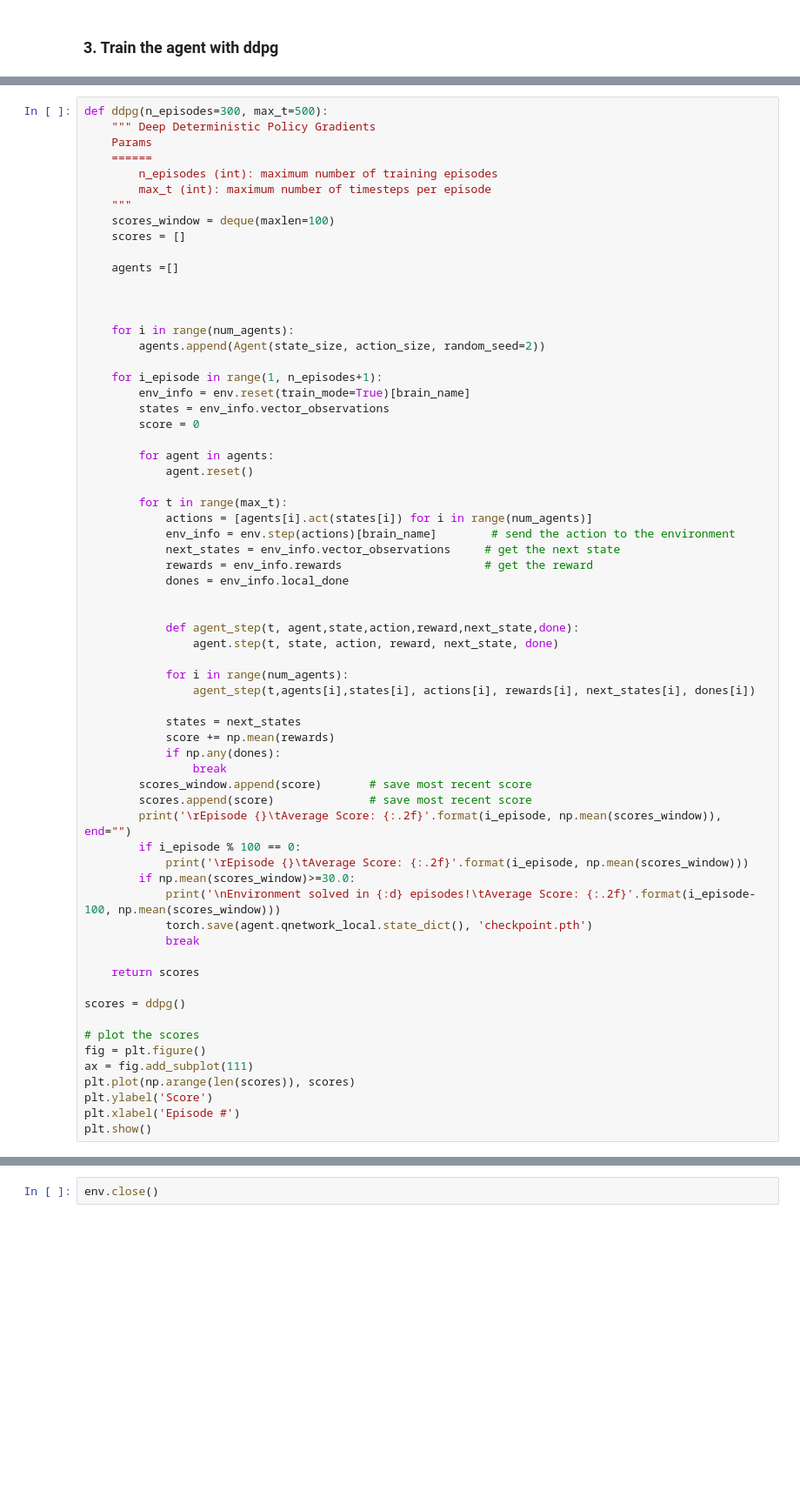
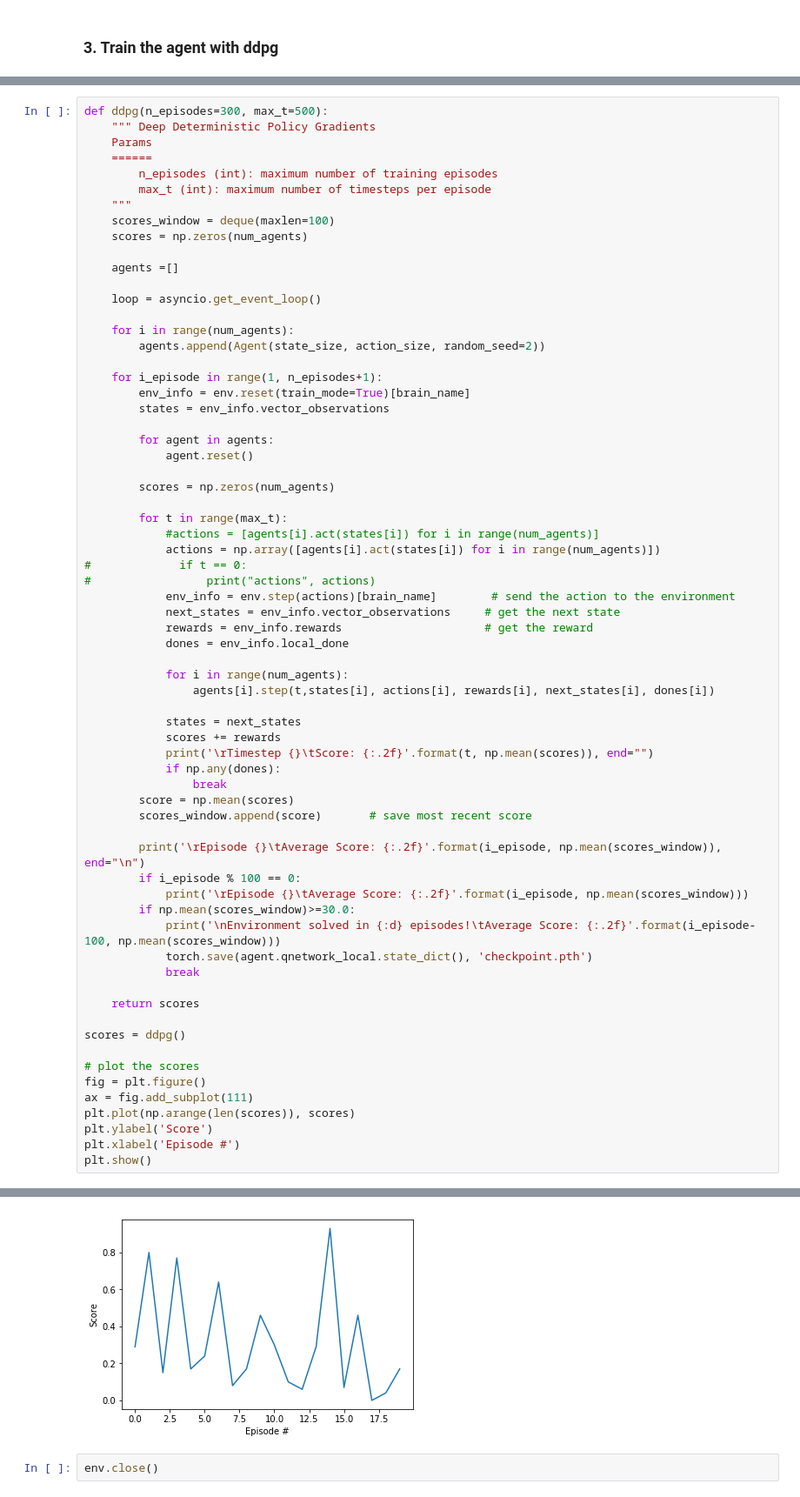
Before and after one commit to hortovanyi/DRLND-Continuous-Control, a Jupyter notebook: DDPG_Continuous_Control.ipynb, the cells around one changed output, grey strips where cells are left out. Shown at 87% size. Drawn from its saved outputs; the diff is of its cells as text; blank space fills up the shorter version.

```diff
--- a/DDPG_Continuous_Control.ipynb
+++ b/DDPG_Continuous_Control.ipynb
@@ -108,11 +114,11 @@ def ddpg(n_episodes=300, max_t=500):
         max_t (int): maximum number of timesteps per episode
     """
     scores_window = deque(maxlen=100)
-    scores = []
+    scores = np.zeros(num_agents)
 
     agents =[]
 
-
+    loop = asyncio.get_event_loop()
 
     for i in range(num_agents):
         agents.append(Agent(state_size, action_size, random_seed=2))
@@ -120,32 +126,34 @@ def ddpg(n_episodes=300, max_t=500):
     for i_episode in range(1, n_episodes+1):
         env_info = env.reset(train_mode=True)[brain_name]
         states = env_info.vector_observations
-        score = 0
 
         for agent in agents:
             agent.reset()
 
+        scores = np.zeros(num_agents)
+
         for t in range(max_t):
-            actions = [agents[i].act(states[i]) for i in range(num_agents)]
+            #actions = [agents[i].act(states[i]) for i in range(num_agents)]
+            actions = np.array([agents[i].act(states[i]) for i in range(num_agents)])
+#             if t == 0:
+#                 print("actions", actions)
             env_info = env.step(actions)[brain_name]        # send the action to the environment
             next_states = env_info.vector_observations     # get the next state
             rewards = env_info.rewards                     # get the reward
             dones = env_info.local_done
 
-
-            def agent_step(t, agent,state,action,reward,next_state,done):
-                agent.step(t, state, action, reward, next_state, done)
-
             for i in range(num_agents):
-                agent_step(t,agents[i],states[i], actions[i], rewards[i], next_states[i], dones[i])
+                agents[i].step(t,states[i], actions[i], rewards[i], next_states[i], dones[i])
 
             states = next_states
-            score += np.mean(rewards)
+            scores += rewards
+            print('\rTimestep {}\tScore: {:.2f}'.format(t, np.mean(scores)), end="")
             if np.any(dones):
                 break
+        score = np.mean(scores)
         scores_window.append(score)       # save most recent score
-        scores.append(score)              # save most recent score
-        print('\rEpisode {}\tAverage Score: {:.2f}'.format(i_episode, np.mean(scores_window)), end="")
+
+        print('\rEpisode {}\tAverage Score: {:.2f}'.format(i_episode, np.mean(scores_window)), end="\n")
         if i_episode % 100 == 0:
             print('\rEpisode {}\tAverage Score: {:.2f}'.format(i_episode, np.mean(scores_window)))
         if np.mean(scores_window)>=30.0:
@@ -169,2 +193,3 @@ Episode 1       Average Score: 0.26
+[figure, added]
 # %%
 env.close()
```
Also changed, not shown: parts of 4 cells of this notebook, 2 other files.
